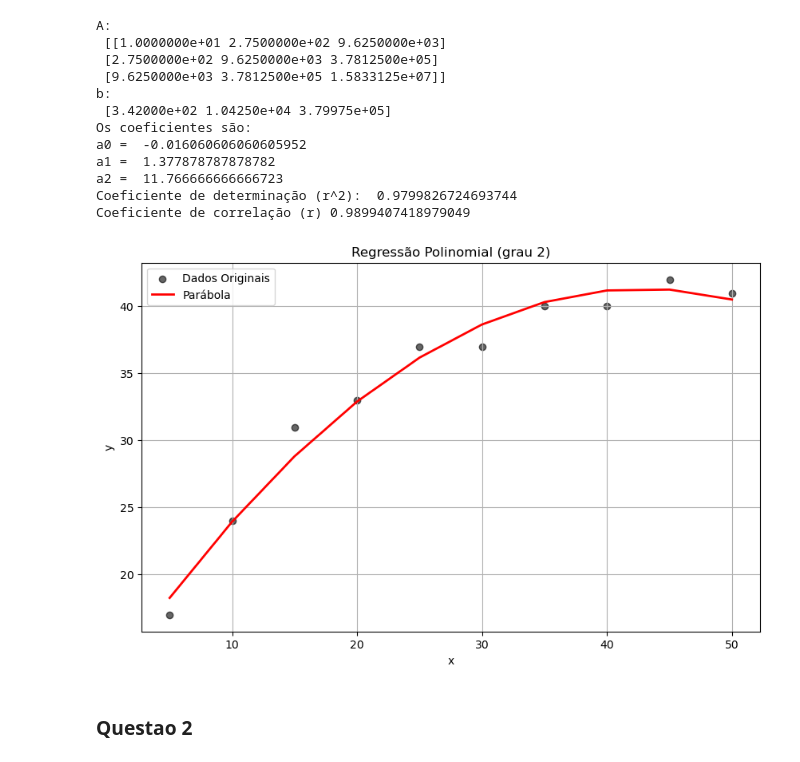
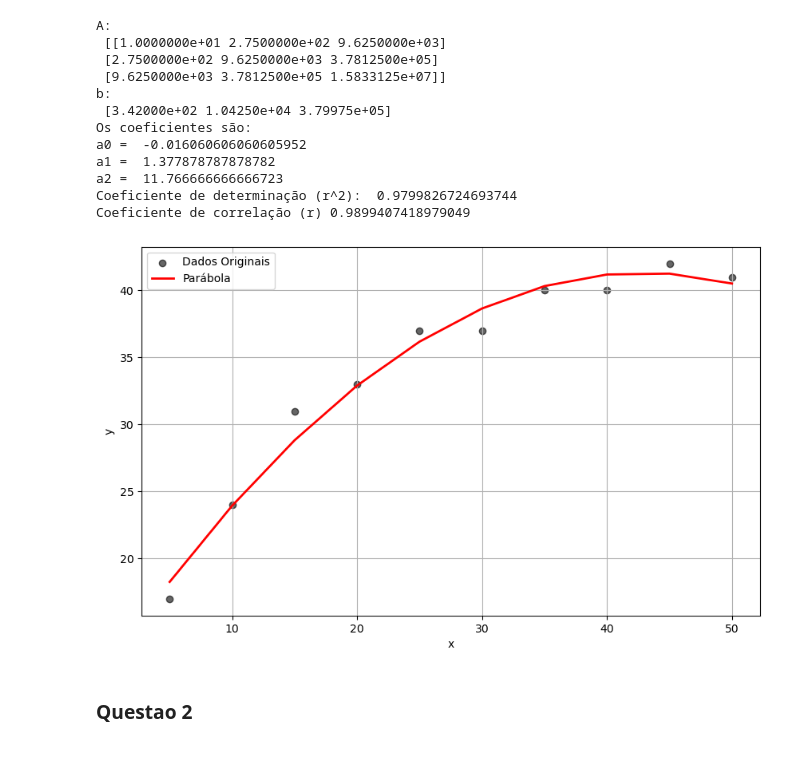
Before and after one commit to igorssant/metodos_numericos, a Jupyter notebook: regressao/src/main.ipynb, the cells around one changed output. Cells and saved outputs as stored; diff of their text form; code cells hidden in the pictures.

```diff
--- a/regressao/src/main.ipynb
+++ b/regressao/src/main.ipynb
@@ -174,16 +174,16 @@ Coeficiente de correlação (r) 0.9899407418979049
 # %%
 plt.figure(figsize=(10, 6))
 plt.scatter(x, y, label="Dados Originais", color="black", alpha=0.6)
 plt.plot(x, (a2 + a1*x + a0*x**2), color="red", linewidth=2,
          label=f"Parábola")
-plt.title("Regressão Polinomial (grau 2)")
+# plt.title("Regressão Polinomial (grau 2)")
 plt.xlabel("x")
 plt.ylabel("y")
 plt.grid(True)
 plt.legend()
 plt.show()
 # %% [output]
-[figure, old version]
+[figure, new version]
 # %% [markdown]
 ### Questao 2
 # %%
```
Also changed, not shown: parts of 5 cells of this notebook.
